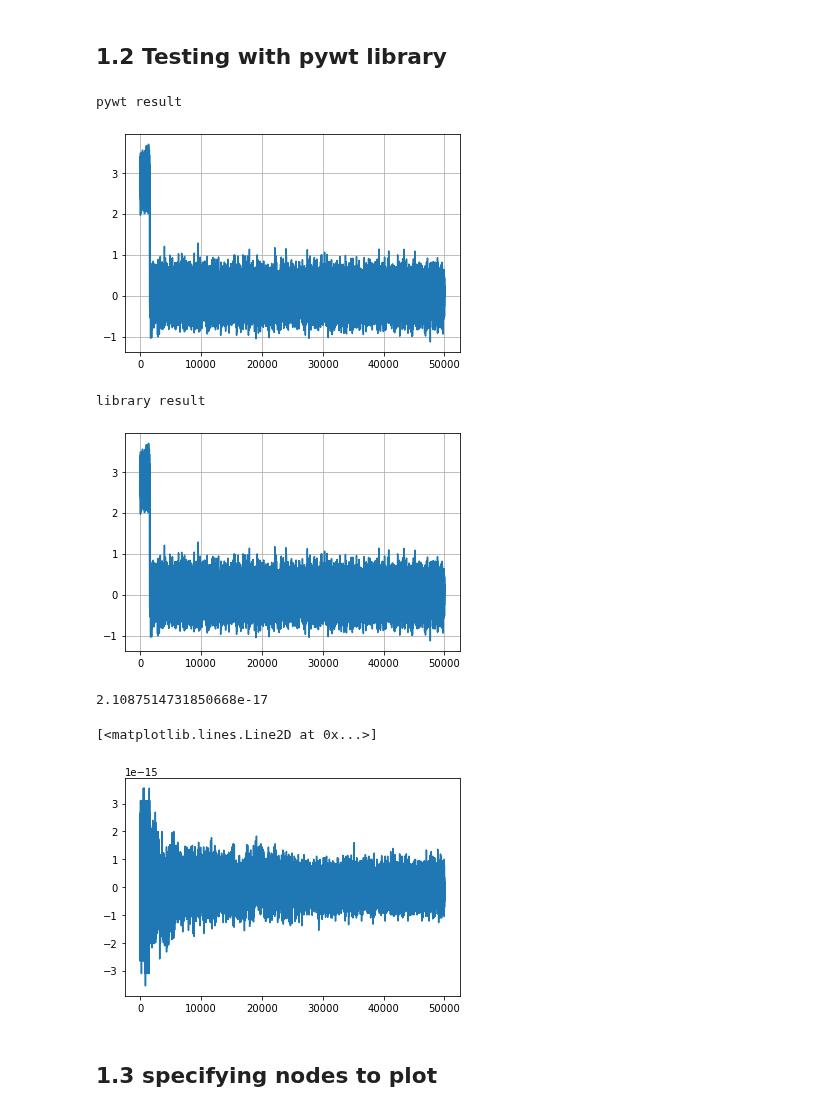
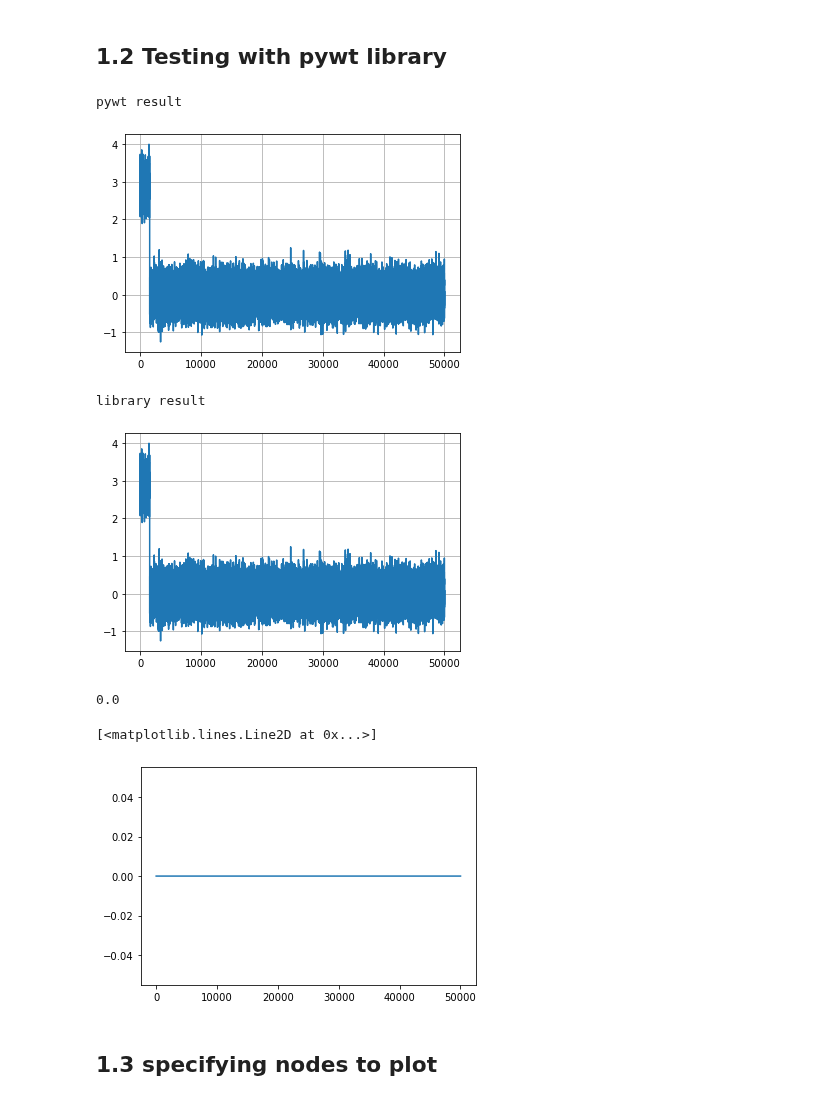
Before and after one commit to USonixGroup/wpt-cavitation, a Jupyter notebook: notebooks/transform_testing.ipynb, the cells around one changed output. Drawn from its saved outputs; the diff is of its cells as text; code cells hidden in the pictures.

```diff
--- a/notebooks/transform_testing.ipynb
+++ b/notebooks/transform_testing.ipynb
@@ -91,40 +111,38 @@ Name: energy, dtype: float64
 # %% [markdown]
 ## 1.2 Testing with pywt library
 # %%
-import pywt
-import numpy as np
-import random
-# test result against pywt library
+# Test result against pywt library
 
 # Generate data
 data = [random.random() for _ in range(50000)]
 
 # Transform settings
 levels = 5
 wavelet = "haar"
-pywp_object = pywt.WaveletPacket(data, wavelet, maxlevel = levels)
+mode = "zero"
+pywp_object = pywt.WaveletPacket(data, wavelet, maxlevel=levels, mode=mode)
 
 # pywt result
 print("pywt result")
 pywt_result = test_plot.plot_pywp_test(pywp_object, levels)
 
 # Library result
 print("library result")
-obj = wpt.dwpt(data, levels, wavelet)
+obj = wpt.dwpt(data, levels, wavelet, mode)
 library_result = test_plot.plot_test(obj.get_level(levels))
 
 # Error calculation
 error = pywt_result - library_result
 print(np.mean(error))
 plot.plt.plot(error)
 # %% [output]
 pywt result
-[figure, old version]
+[figure, new version]
 library result
-[figure, old version]
+[figure, new version]
-2.1087514731850668e-17
+0.0
 [<matplotlib.lines.Line2D at 0x...>]
-[figure, old version]
+[figure, new version]
 # %% [markdown]
 ## 1.3 specifying nodes to plot
 # %%
```
Also changed, not shown: parts of 12 cells of this notebook, 3 other files.
